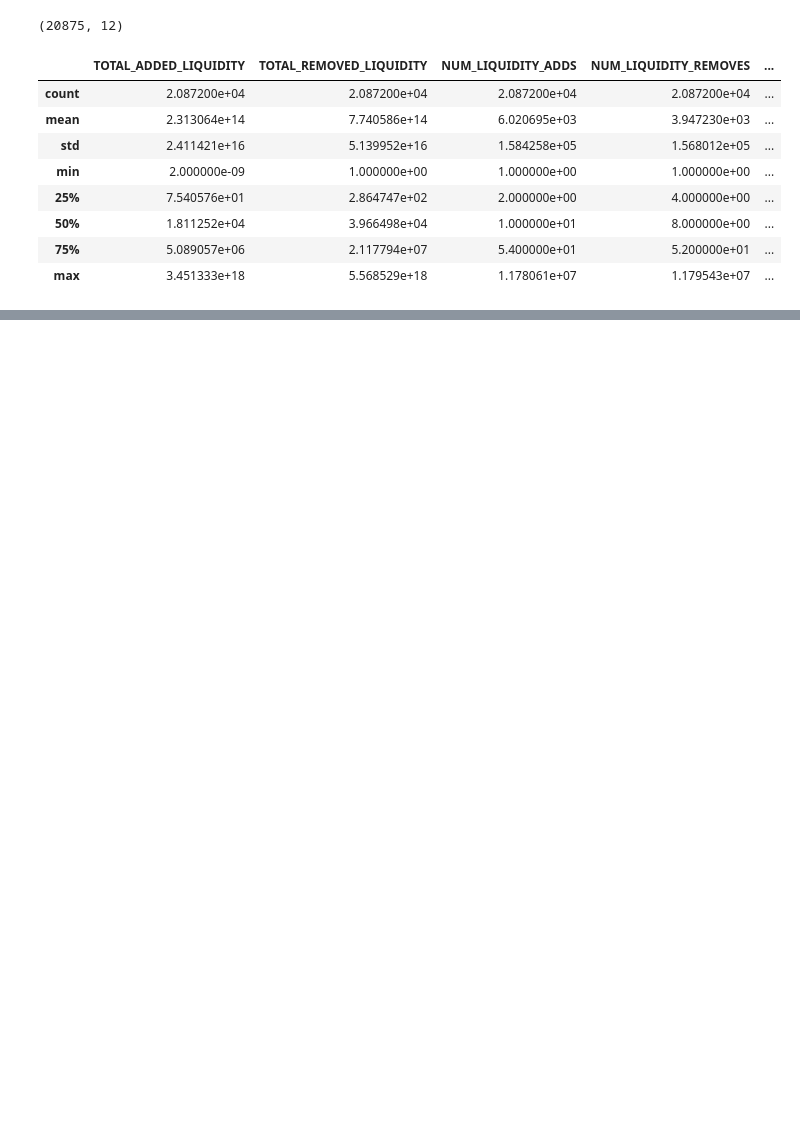
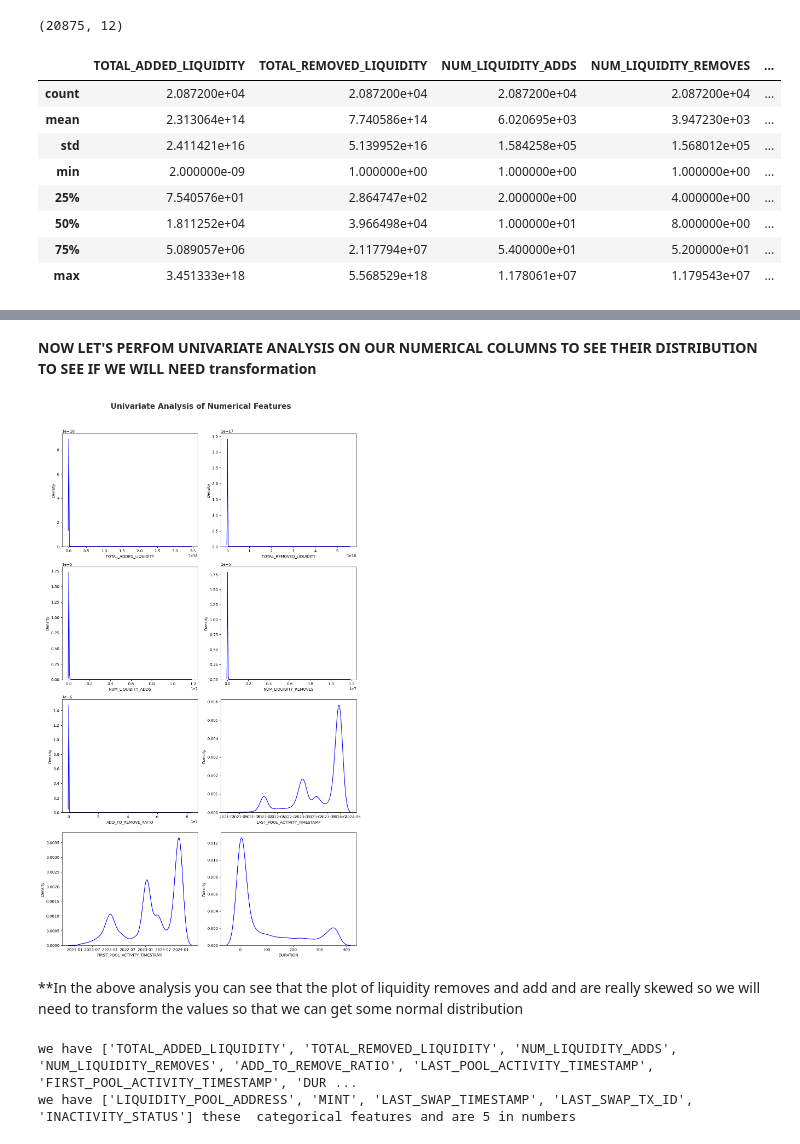
Before and after one commit to LaiTechTinker/Block_intel_model, a Jupyter notebook: Block_intel_classifier/notebooks/EDA.ipynb, the cells around one changed output, grey strips where cells are left out. Drawn from its saved outputs; the diff is of its cells as text; code cells hidden in the pictures; blank space fills up the shorter version.

```diff
--- a/Block_intel_classifier/notebooks/EDA.ipynb
+++ b/Block_intel_classifier/notebooks/EDA.ipynb
@@ -68,0 +89,6 @@ np.float64(3.620871141048526e+18)
+# %%
+#Now let's seperate out all numerical features from categorical features instead of writting finding it single handedly
+numerical_features=[feature for feature in df.columns if df[feature].dtype !="O"]
+categorical_features=[feature for feature in df.columns if df[feature].dtype=="O"]
+print("we have {} these  numerical features and are {} in numbers".format(numerical_features,len(numerical_features)))
+print("we have {} these  categorical features and are {} in numbers".format(categorical_features,len(categorical_features)))
@@ -68,0 +127,16 @@ np.float64(3.620871141048526e+18)
+# %%
+#Now let's subtract the last_pool timestamp from first pool timestamp to get our duration
+import pandas as pd
+
+# Convert timestamp columns to datetime
+df['FIRST_POOL_ACTIVITY_TIMESTAMP'] = pd.to_datetime(df['FIRST_POOL_ACTIVITY_TIMESTAMP'], errors='coerce', utc=True)
+df['LAST_POOL_ACTIVITY_TIMESTAMP'] = pd.to_datetime(df['LAST_POOL_ACTIVITY_TIMESTAMP'], errors='coerce', utc=True)
+
+# Compute duration in days (difference between last and first)
+df['DURATION'] = (df['LAST_POOL_ACTIVITY_TIMESTAMP'] - df['FIRST_POOL_ACTIVITY_TIMESTAMP']).dt.total_seconds() / (24 * 3600)
+
+# Optional: if you prefer hours instead of days, use this instead
+# df['DURATION'] = (df['LAST_POOL_ACTIVITY_TIMESTAMP'] - df['FIRST_POOL_ACTIVITY_TIMESTAMP']).dt.total_seconds() / 3600
+
+# Inspect the result
+print(df[['FIRST_POOL_ACTIVITY_TIMESTAMP', 'LAST_POOL_ACTIVITY_TIMESTAMP', 'DURATION']].head())
@@ -68,0 +168,21 @@ np.float64(3.620871141048526e+18)
+# %% [markdown]
+**NOW LET'S PERFOM UNIVARIATE ANALYSIS ON OUR NUMERICAL COLUMNS TO SEE THEIR DISTRIBUTION TO SEE IF WE WILL NEED transformation**
+# %%
+import seaborn as sns
+import math
+n = len(numerical_features)
+rows = math.ceil(n / 2)  # 2 plots per row, adjust if you want 3 per row
+plt.figure(figsize=(12, 5 * rows))
+plt.suptitle('Univariate Analysis of Numerical Features', fontsize=20, fontweight='bold', alpha=0.8, y=1.02)
+
+for i, col in enumerate(numerical_features):
+    plt.subplot(rows, 2, i + 1)
+    sns.kdeplot(x=df[col], color='blue')
+    plt.xlabel(col)
+
+plt.tight_layout()
+plt.show()
+# %% [output]
+[figure, added]
+# %% [markdown]
+**In the above analysis you can see that the plot of liquidity removes and add and are really skewed so we will need to transform the values so that we can get some normal distribution
@@ -68,0 +193,9 @@ np.float64(3.620871141048526e+18)
+# %%
+#Now let's seperate out all numerical features from categorical features instead of writting finding it single handedly
+numerical_features=[feature for feature in df.columns if df[feature].dtype !="O"]
+categorical_features=[feature for feature in df.columns if df[feature].dtype=="O"]
+print("we have {} these  numerical features and are {} in numbers".format(numerical_features,len(numerical_features)))
+print("we have {} these  categorical features and are {} in numbers".format(categorical_features,len(categorical_features)))
+# %% [output]
+we have ['TOTAL_ADDED_LIQUIDITY', 'TOTAL_REMOVED_LIQUIDITY', 'NUM_LIQUIDITY_ADDS', 'NUM_LIQUIDITY_REMOVES', 'ADD_TO_REMOVE_RATIO', 'LAST_POOL_ACTIVITY_TIMESTAMP', 'FIRST_POOL_ACTIVITY_TIMESTAMP', 'DUR ...
+we have ['LIQUIDITY_POOL_ADDRESS', 'MINT', 'LAST_SWAP_TIMESTAMP', 'LAST_SWAP_TX_ID', 'INACTIVITY_STATUS'] these  categorical features and are 5 in numbers
```
Also changed, not shown: parts of 16 cells of this notebook.
